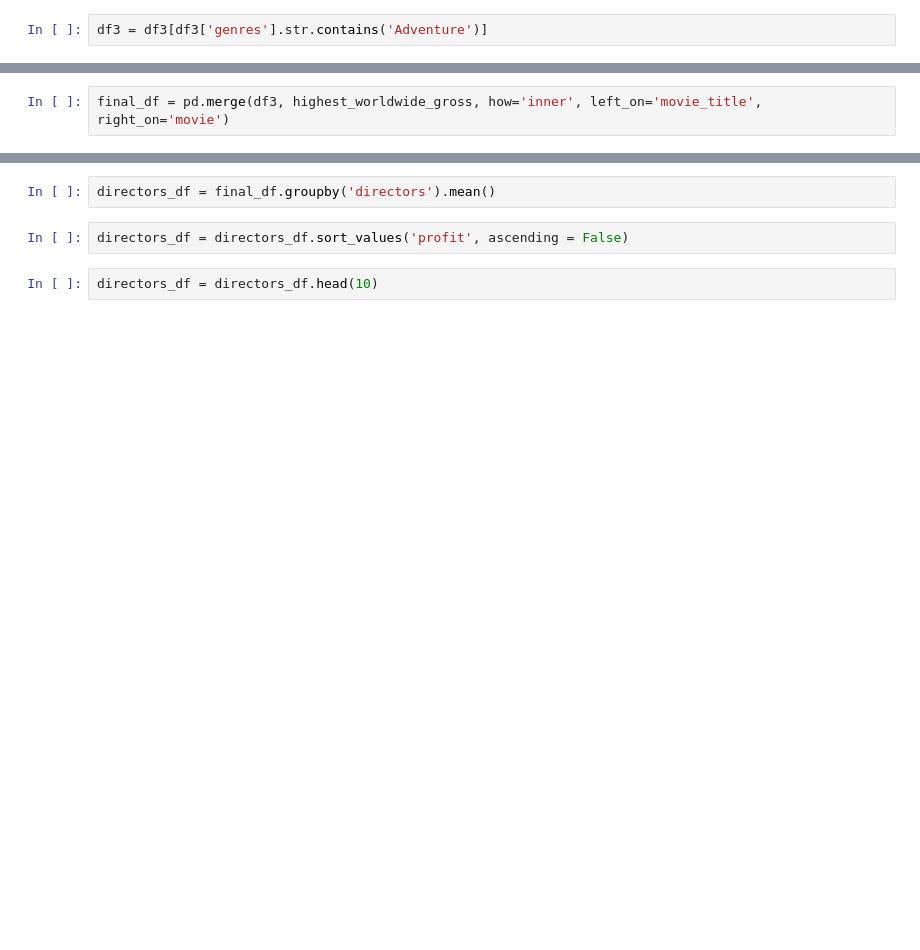
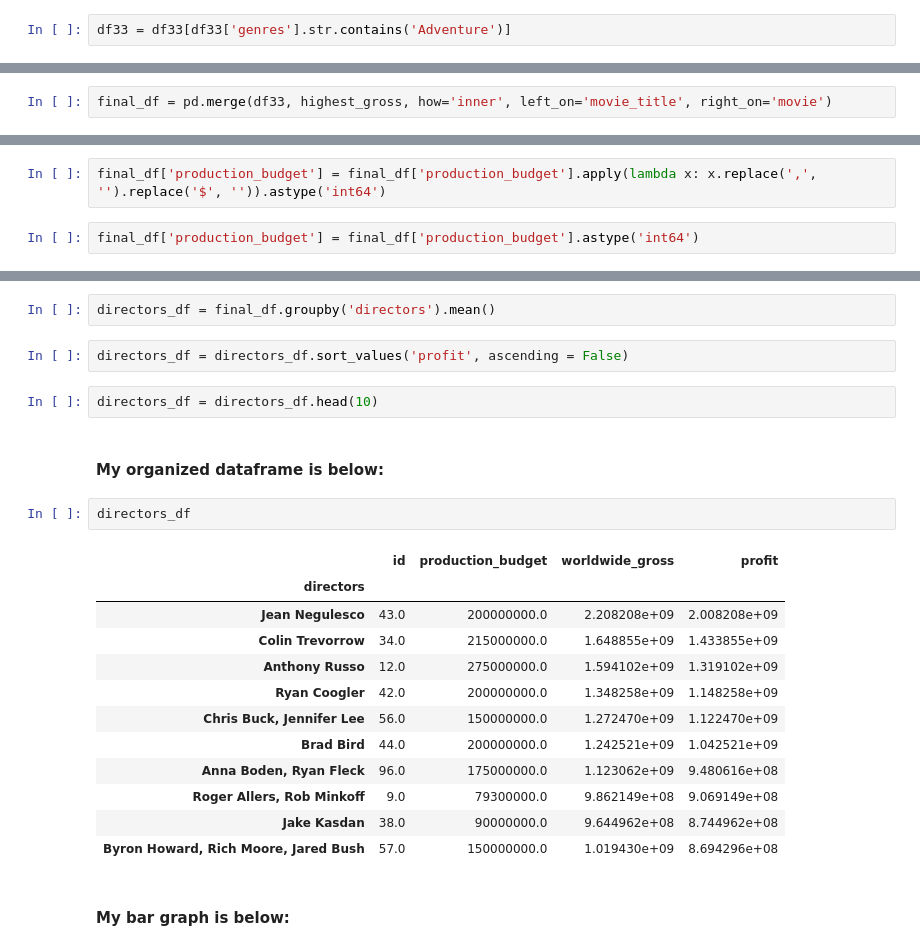
Before and after one commit to eaiturbe/microsoft_movie_analysis, a Jupyter notebook: project_wt.ipynb, the cells around one changed output, grey strips where cells are left out. Saved outputs shown, nothing was run; the diff lists cells and outputs as text; blank space fills up the shorter version.

```diff
--- a/project_wt.ipynb
+++ b/project_wt.ipynb
@@ -97,2 +109,2 @@ df3 = df3.dropna()
 # %%
-df3 = df3[df3['genres'].str.contains('Adventure')]
+df33 = df33[df33['genres'].str.contains('Adventure')]
@@ -99,2 +113,2 @@ df3 = df3[df3['genres'].str.contains('Adventure')]
 # %%
-final_df = pd.merge(df3, highest_worldwide_gross, how='inner', left_on='movie_title', right_on='movie')
+final_df = pd.merge(df33, highest_gross, how='inner', left_on='movie_title', right_on='movie')
@@ -101,2 +117,6 @@ final_df = pd.merge(df3, highest_worldwide_gross, how='inner', left_on='movie_ti
+# %%
+final_df['production_budget'] = final_df['production_budget'].apply(lambda x: x.replace(',', '').replace('$', '')).astype('int64')
+# %%
+final_df['production_budget'] = final_df['production_budget'].astype('int64')
 # %%
 final_df['profit'] = final_df['worldwide_gross'] - final_df['production_budget']
@@ -106,6 +128,25 @@ directors_df = final_df.groupby('directors').mean()
 directors_df = directors_df.sort_values('profit', ascending = False)
 # %%
 directors_df = directors_df.head(10)
+# %% [markdown]
+#### My organized dataframe is below:
+# %%
+directors_df
+# %% [output]
+|  | id | production_budget | worldwide_gross | profit |
+| directors |  |  |  |  |
+| Jean Negulesco | 43.0 | 200000000.0 | 2.208208e+09 | 2.008208e+09 |
+| Colin Trevorrow | 34.0 | 215000000.0 | 1.648855e+09 | 1.433855e+09 |
+| Anthony Russo | 12.0 | 275000000.0 | 1.594102e+09 | 1.319102e+09 |
+| Ryan Coogler | 42.0 | 200000000.0 | 1.348258e+09 | 1.148258e+09 |
+| Chris Buck, Jennifer Lee | 56.0 | 150000000.0 | 1.272470e+09 | 1.122470e+09 |
+| Brad Bird | 44.0 | 200000000.0 | 1.242521e+09 | 1.042521e+09 |
+| Anna Boden, Ryan Fleck | 96.0 | 175000000.0 | 1.123062e+09 | 9.480616e+08 |
+| Roger Allers, Rob Minkoff | 9.0 | 79300000.0 | 9.862149e+08 | 9.069149e+08 |
+| Jake Kasdan | 38.0 | 90000000.0 | 9.644962e+08 | 8.744962e+08 |
+| Byron Howard, Rich Moore, Jared Bush | 57.0 | 150000000.0 | 1.019430e+09 | 8.694296e+08 |
+# %% [markdown]
+#### My bar graph is below:
 # %%
 bar4 = plt.barh(directors_df.index, directors_df['profit'])
 plt.title('Adventure Movie Directors with Most Profitable Movies on Average')
```
Also changed, not shown: parts of 36 cells of this notebook.
